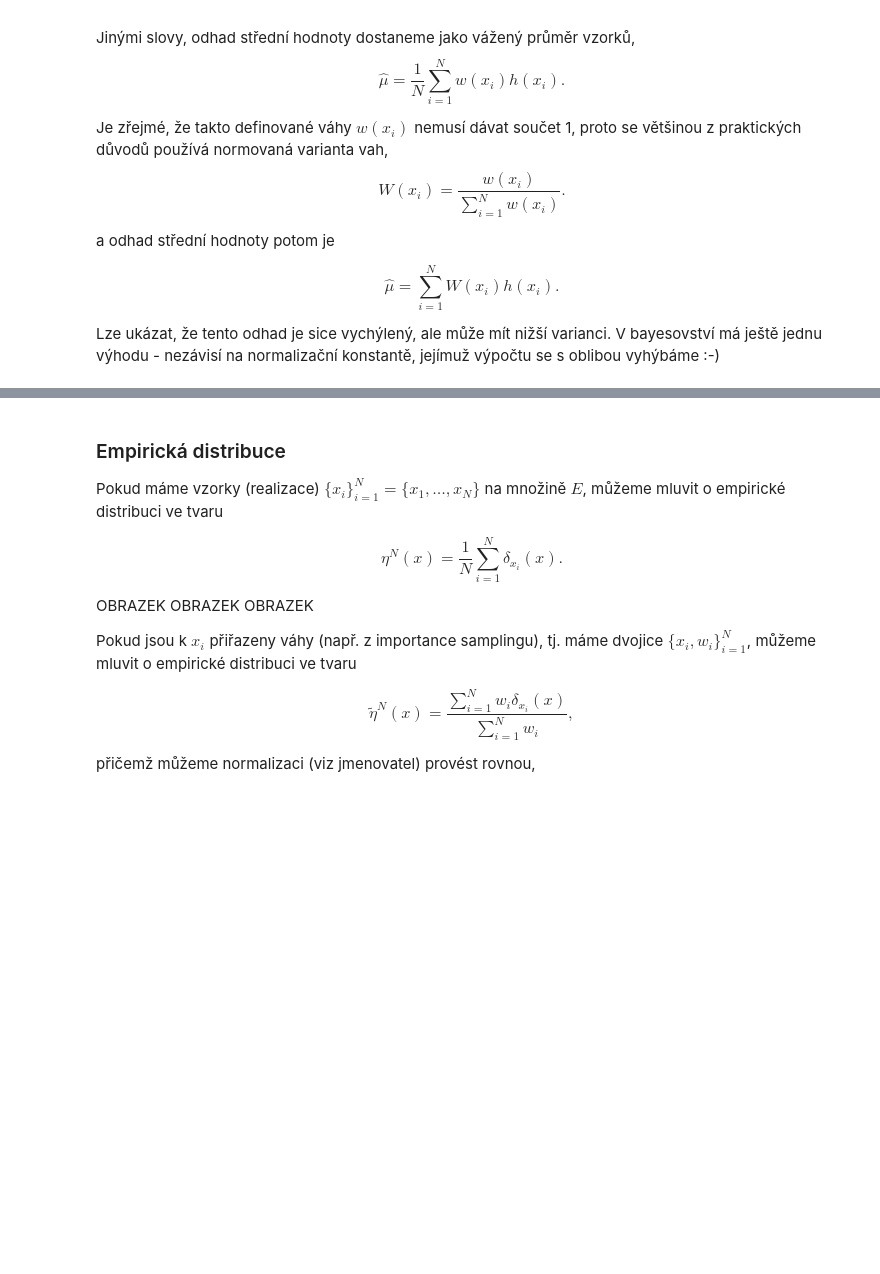
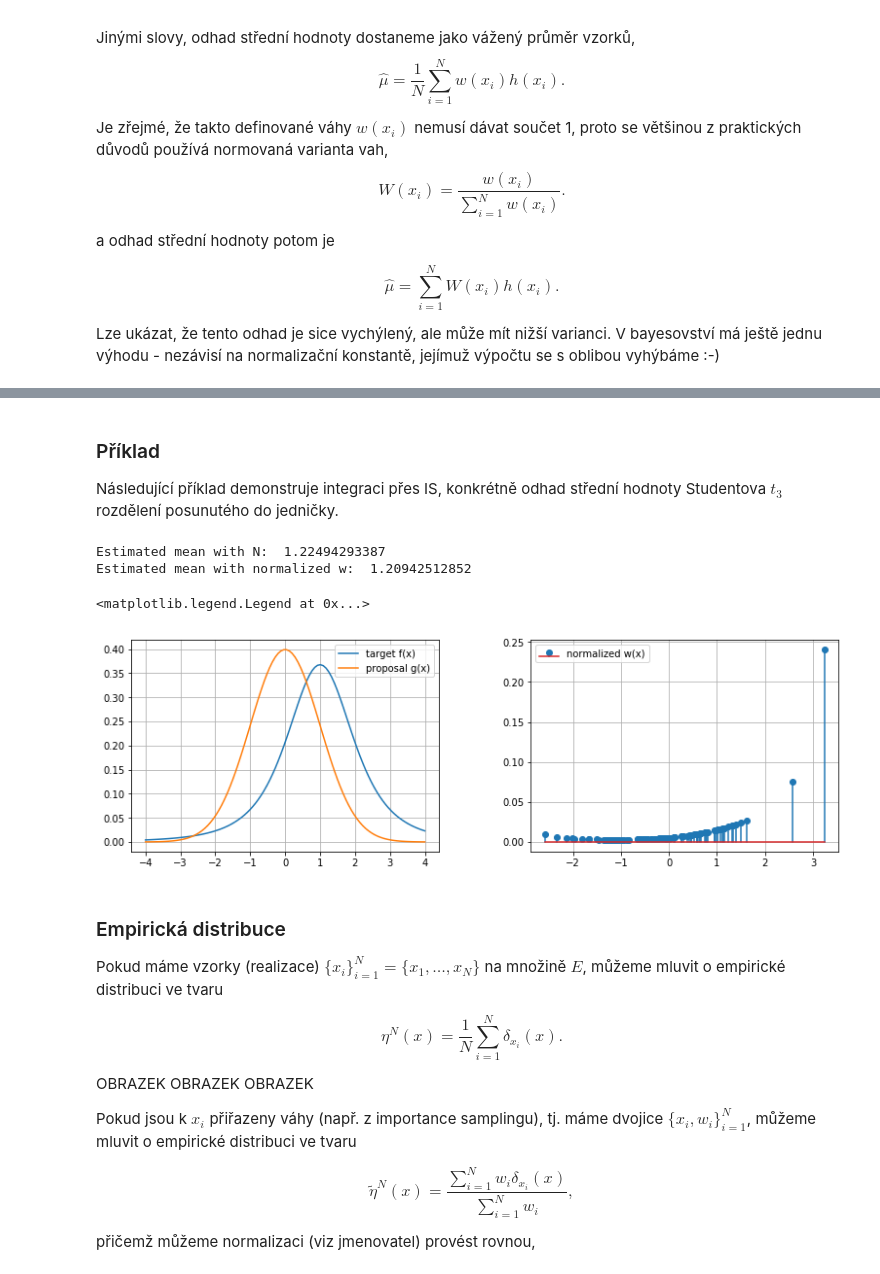
Before and after one commit to TaIos/bml, a Jupyter notebook: prednasky/9_prednaska.ipynb, the cells around one changed output, grey strips where cells are left out. Cells and saved outputs as stored; diff of their text form; code cells hidden in the pictures; blank space fills up the shorter version.

```diff
--- a/prednasky/9_prednaska.ipynb
+++ b/prednasky/9_prednaska.ipynb
@@ -224,3 +290,47 @@ Lze ukázat, že tento odhad je sice vychýlený, ale může mít nižší varia
+# %% [markdown]
+### Příklad
+
+Následující příklad demonstruje integraci přes IS, konkrétně odhad střední hodnoty Studentova $t_3$ rozdělení posunutého do jedničky.
+# %%
+import numpy as np
+import matplotlib.pylab as plt
+from scipy.stats import norm, uniform, t
+
+nsamples = 100    ### Number of samples
+proposal_loc = 0  ### Mean of normal proposal
+proposal_std = 1  ### St. deviation of normal proposal
+
+# Target - t distribution
+def target_pdf(x):
+    return t.pdf(x, df=3, loc=1)
+
+samples_x = norm.rvs(loc=proposal_loc, scale=proposal_std, size=nsamples)
+
+fx = target_pdf(samples_x)
+gx = norm.pdf(samples_x, loc=proposal_loc, scale=proposal_std)
+
+weights = fx/gx
+weights_normalized = weights/weights.sum()
+
+mean = np.mean(samples_x * weights)
+mean_normalized = np.sum(samples_x * weights_normalized)
+print('Estimated mean with N: ', mean)
+print('Estimated mean with normalized w: ', mean_normalized)
+
+plt.figure(figsize=(13,4))
+plt.subplot(121)
+x = np.linspace(-4, 4, 100)
+plt.plot(x, target_pdf(x), label='target f(x)')
+plt.plot(x, norm.pdf(x, loc=proposal_loc, scale=proposal_std), label='proposal g(x)')
+plt.legend()
+plt.subplot(122)
+plt.stem(samples_x, weights_normalized, label='normalized w(x)')
+plt.legend()
+# %% [output]
+Estimated mean with N:  1.22494293387
+Estimated mean with normalized w:  1.20942512852
+<matplotlib.legend.Legend at 0x...>
+[figure, added]
 # %% [markdown]
 ### Empirická distribuce
 
```
Also changed, not shown: parts of 10 cells of this notebook.
